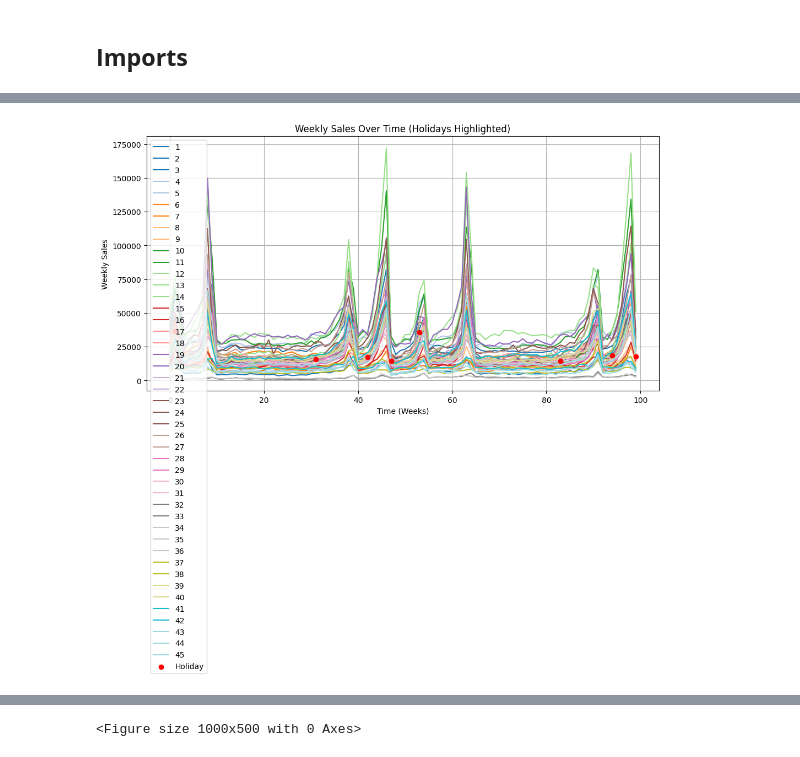
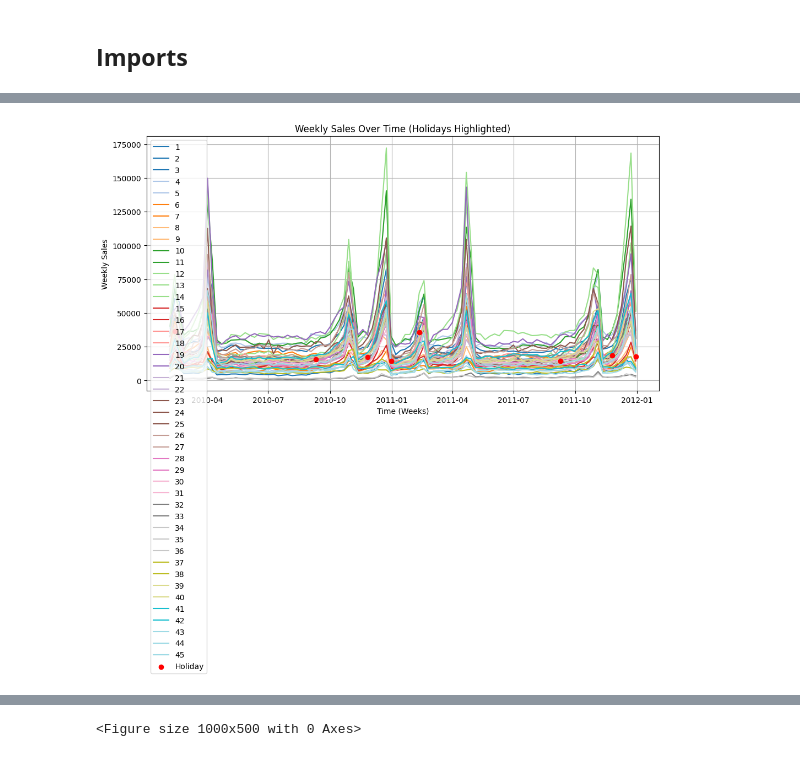
Before and after one commit to azhgh22/Walmart-Recruiting-Store-Sales-Forecasting, a Jupyter notebook: notebooks/statistical.ipynb, the cells around one changed output, grey strips where cells are left out. Cells and saved outputs as stored; diff of their text form; code cells hidden in the pictures.

```diff
--- a/notebooks/statistical.ipynb
+++ b/notebooks/statistical.ipynb
@@ -52,7 +50,6 @@ sample_submission = pd.read_csv('sampleSubmission.csv')
 TRAIN_SIZE = 0.7
 # %%
 train['Date'] = pd.to_datetime(train['Date'])
-train = train.sort_values(by='Date')
 # %%
 class TimeSeriesSplit:
     def __init__(self, train_size:int) -> None:
@@ -60,10 +57,11 @@ class TimeSeriesSplit:
         self.val_size = 1 - train_size
 
     def split(self, data:pd.DataFrame) -> tuple[pd.DataFrame,pd.DataFrame]:
+        # data['Date'] = pd.to_datetime(data['Date'])
         data = data.copy().sort_values(by='Date')
         start_week = data['Date'].min()
         end_week = data['Date'].max()
-        data['Date'] = ((data['Date'] - start_week).dt.days // 7).astype(int)
+        data['DateDummy'] = ((data['Date'] - start_week).dt.days // 7).astype(int)
         train_data = data.iloc[:int(self.train_size*data.shape[0])]
         val_data = data.iloc[int(self.train_size*data.shape[0]):]
         return train_data, val_data
@@ -115,6 +97,5 @@ DataFilter().filter(train, ComposeFilter([StoreFilter(1),DeptFilter(1)]))
-# %%
-train_part, val_part = TimeSeriesSplit(TRAIN_SIZE).split(DataFilter().filter(train, [StoreFilter(1),DeptFilter(1)]))
 # %%
+from functools import reduce
 class DeptKeeper:
     def __init__(self, data:pd.DataFrame,train_size:int,dept_id:int) -> None:
         self.train_mapping:dict[int,pd.DataFrame] = {}
@@ -132,27 +113,47 @@ class DeptKeeper:
     def get_val(self,store_id:int) -> pd.DataFrame:
         return self.val_mapping[store_id].copy()
 
-    def get_keys(self) -> list[int]:
+    def get_train_keys(self) -> list[int]:
         return list(self.train_mapping.keys())
+
+    def get_val_keys(self) -> list[int]:
+        return list(self.val_mapping.keys())
+
+    def get_train_avarage(self) -> pd.DataFrame:
+        dfs = [self.get_train(s)[['Date','Weekly_Sales']] for s in self.get_train_keys()]
+        return self.__calc_avarage(dfs)
+
+    def get_val_avarage(self) -> pd.DataFrame:
+        dfs = [self.get_val(s)[['Date','Weekly_Sales']] for s in self.get_val_keys()]
+        return self.__calc_avarage(dfs)
+
+    def __calc_avarage(self,data:pd.DataFrame) -> pd.DataFrame:
+        for i, df in enumerate(data):
+            df.rename(columns={'Weekly_Sales': f'Sales{i+1}'}, inplace=True)
+
+        merged = reduce(lambda left, right: pd.merge(left, right, on='Date'), data)
+
+        merged['Avg_Sales'] = merged[[col for col in merged.columns if col.startswith('Sales')]].mean(axis=1)
+        return merged
 # %%
 dept1 = DeptKeeper(train,TRAIN_SIZE,1)
 # %%
 N = 45
 cmap = plt.cm.get_cmap('tab20', N)  # 20 distinct colors
 
 colors = [cmap(i) for i in range(N)]
 holidays = dept1.get_train(22)[dept1.get_train(22)['IsHoliday'] == True]
 
 plt.figure(figsize=(12, 6))
-for s in sorted(dept1.get_keys()):
+for s in sorted(dept1.get_train_keys()):
   plt.plot(dept1.get_train(s)['Date'], dept1.get_train(s)['Weekly_Sales'], label=f'{s}', color=colors[s-1])
 
 plt.scatter(holidays['Date'], holidays['Weekly_Sales'], color='red', label='Holiday', zorder=5)
 plt.title("Weekly Sales Over Time (Holidays Highlighted)")
 plt.xlabel("Time (Weeks)")
 plt.ylabel("Weekly Sales")
 plt.legend()
 plt.grid(True)
 plt.show()
 # %% [output]
-[figure, old version]
+[figure, new version]
```
Also changed, not shown: parts of 13 cells of this notebook.
